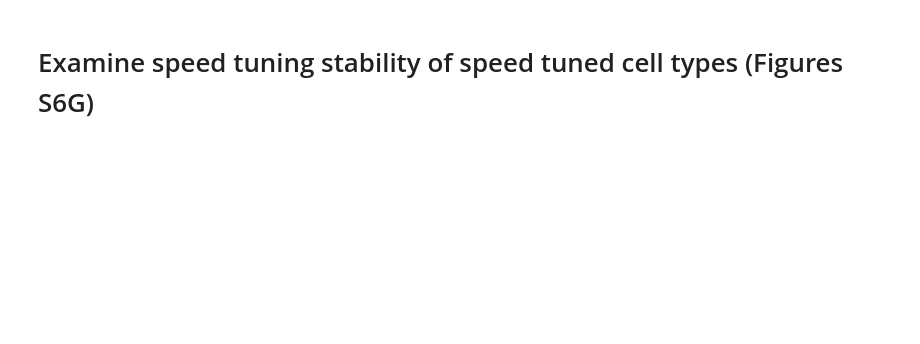
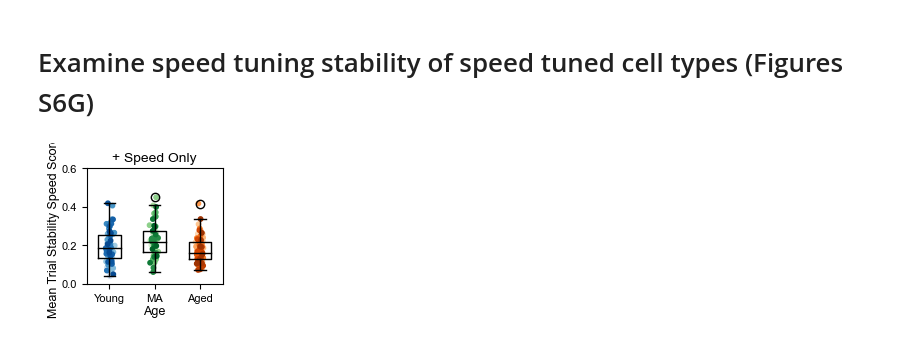
Before and after one commit to GiocomoLab/Herber2024, a Jupyter notebook: Figure S6.ipynb, the cells around one changed output. Saved outputs shown, nothing was run; the diff lists cells and outputs as text; code cells hidden in the pictures; blank space fills up the shorter version.

```diff
--- a/Figure S6.ipynb
+++ b/Figure S6.ipynb
@@ -928,0 +2153,96 @@ p_FRsession = 9.222388596693254e-05
+# %%
+''' Plot Figure S6G '''
+
+#Plot Figure S6G (left)
+fig, ax = plt.subplots(figsize = (1.75,1.5))
+strialstabscore = [strialstabscore99[y_sind99], strialstabscore99[ma_sind99], strialstabscore99[age_sind99]]
+labels = ['Young','MA','Aged']
+w = 0.5
+plt.boxplot(strialstabscore, widths = w, labels = labels, medianprops = dict(color = 'black'))
+
+for i in range(len(strialstabscore)):
+    y = strialstabscore[i]
+    x = np.random.normal(i + 1, 0.04, len(y))
+    plt.scatter(x, y, color = col_session99[i], edgecolors = col_session99[i], s = 10)
+
+#ax.legend(ncol = 3, handles = handles, labels = label_mice, loc = 'upper right',bbox_to_anchor=(1.8, 1))
+ax.set_title('+ Speed Only', fontsize=10, pad=5)
+ax.set_xlabel('Age', fontsize=9, labelpad=1)
+ax.set_ylabel('Mean Trial Stability Speed Score', fontsize = 9, labelpad=1)
+ax.tick_params(labelsize = 8)
+ax.set_ylim([0,0.6])
+ax.set_yticks([0,0.2,0.4,0.6])
+#plt.savefig(save_folder + 'age_speedonlycelltscore99_session.png', dpi=400, bbox_inches='tight')
+#plt.savefig(save_folder + 'age_speedonlycelltscore99_session.svg', dpi=400, bbox_inches='tight')
+plt.show()
+
+#Plot Figure S6G (second)
+fig, ax = plt.subplots(figsize = (1.75,1.5))
+strialstabscore = [strialstabscore1[y_sind1], strialstabscore1[ma_sind1], strialstabscore1[age_sind1]]
+labels = ['Young','MA','Aged']
+w = 0.5
+plt.boxplot(strialstabscore, widths = w, labels = labels, medianprops = dict(color = 'black'))
+
+for i in range(len(strialstabscore)):
+    y = strialstabscore[i]
+    x = np.random.normal(i + 1, 0.04, len(y))
+    plt.scatter(x, y, color = col_session1[i], edgecolors = col_session1[i], s = 10)
+
+#ax.legend(ncol = 3, handles = handles, labels = label_mice, loc = 'upper right',bbox_to_anchor=(1.8, 1))
+ax.set_title('- Speed Only', fontsize=10, pad=5)
+ax.set_xlabel('Age', fontsize=9, labelpad=1)
+ax.set_ylabel('Mean Trial Stability Speed Score', fontsize = 9, labelpad=1)
+ax.tick_params(labelsize = 8)
+ax.set_ylim([-0.8,0.2])
+ax.set_yticks([-0.8,-0.6,-0.4,-0.2,0.0,0.2])
+#plt.savefig(save_folder + 'age_speedonlycelltscore1_session.png', dpi=400, bbox_inches='tight')
+#plt.savefig(save_folder + 'age_speedonlycelltscore1_session.svg', dpi=400, bbox_inches='tight')
+plt.show()
+
+#Plot Figure S6G (third)
+fig, ax = plt.subplots(figsize = (1.75,1.5))
+strialstabscore = [strialstabscoreint99[y_sindint], strialstabscoreint99[ma_sindint], strialstabscoreint99[age_sindint]]
+labels = ['Young','MA','Aged']
+w = 0.5
+plt.boxplot(strialstabscore, widths = w, labels = labels, medianprops = dict(color = 'black'))
+
+for i in range(len(strialstabscore)):
+    y = strialstabscore[i]
+    x = np.random.normal(i + 1, 0.04, len(y))
+    plt.scatter(x, y, color = col_sessionint[i], edgecolors = col_sessionint[i], s = 10)
+
+#ax.legend(ncol = 3, handles = handles, labels = label_mice, loc = 'upper right',bbox_to_anchor=(1.8, 1))
+ax.set_title('+ IN Speed', fontsize=10, pad=5)
+ax.set_xlabel('Age', fontsize=9, labelpad=1)
+ax.set_ylabel('Mean Trial Stability Speed Score', fontsize = 9, labelpad=1)
+ax.tick_params(labelsize = 8)
+ax.set_ylim([0,0.6])
+ax.set_yticks([0,0.2,0.4,0.6])
+#plt.savefig(save_folder + 'age_speedinttscore_session.png', dpi=400, bbox_inches='tight')
+#plt.savefig(save_folder + 'age_speedinttscore_session.svg', dpi=400, bbox_inches='tight')
+plt.show()
+
+#Plot Figure S6G (fourth)
+fig, ax = plt.subplots(figsize = (1.75,1.5))
+strialstabscore = [strialstabscoregrid99[y_sindgrid99], strialstabscoregrid99[ma_sindgrid99], strialstabscoregrid99[age_sindgrid99]]
+labels = ['Young','MA','Aged']
+w = 0.5
+plt.boxplot(strialstabscore, widths = w, labels = labels, medianprops = dict(color = 'black'))
+
+for i in range(len(strialstabscore)):
+    y = strialstabscore[i]
+    x = np.random.normal(i + 1, 0.04, len(y))
+    plt.scatter(x, y, color = col_sessiongrid99[i], edgecolors = col_sessiongrid99[i], s = 10)
+
+#ax.legend(ncol = 3, handles = handles, labels = label_mice, loc = 'upper right',bbox_to_anchor=(1.8, 1))
+ax.set_title('+ Grid Speed', fontsize=10, pad=5)
+ax.set_xlabel('Age', fontsize=9, labelpad=1)
+ax.set_ylabel('Mean Trial Stability Speed Score', fontsize = 9, labelpad=1)
+ax.tick_params(labelsize = 8)
+ax.set_ylim([0,0.5])
+ax.set_yticks([0,0.1,0.2,0.3,0.4,0.5])
+plt.savefig(save_folder + 'age_speedgridtscore_session.png', dpi=400, bbox_inches='tight')
+plt.savefig(save_folder + 'age_speedgridtscore_session.svg', dpi=400, bbox_inches='tight')
+plt.show()
+# %% [output]
+[figure, added]
```
Also changed, not shown: parts of 27 cells of this notebook, 1 other file.
